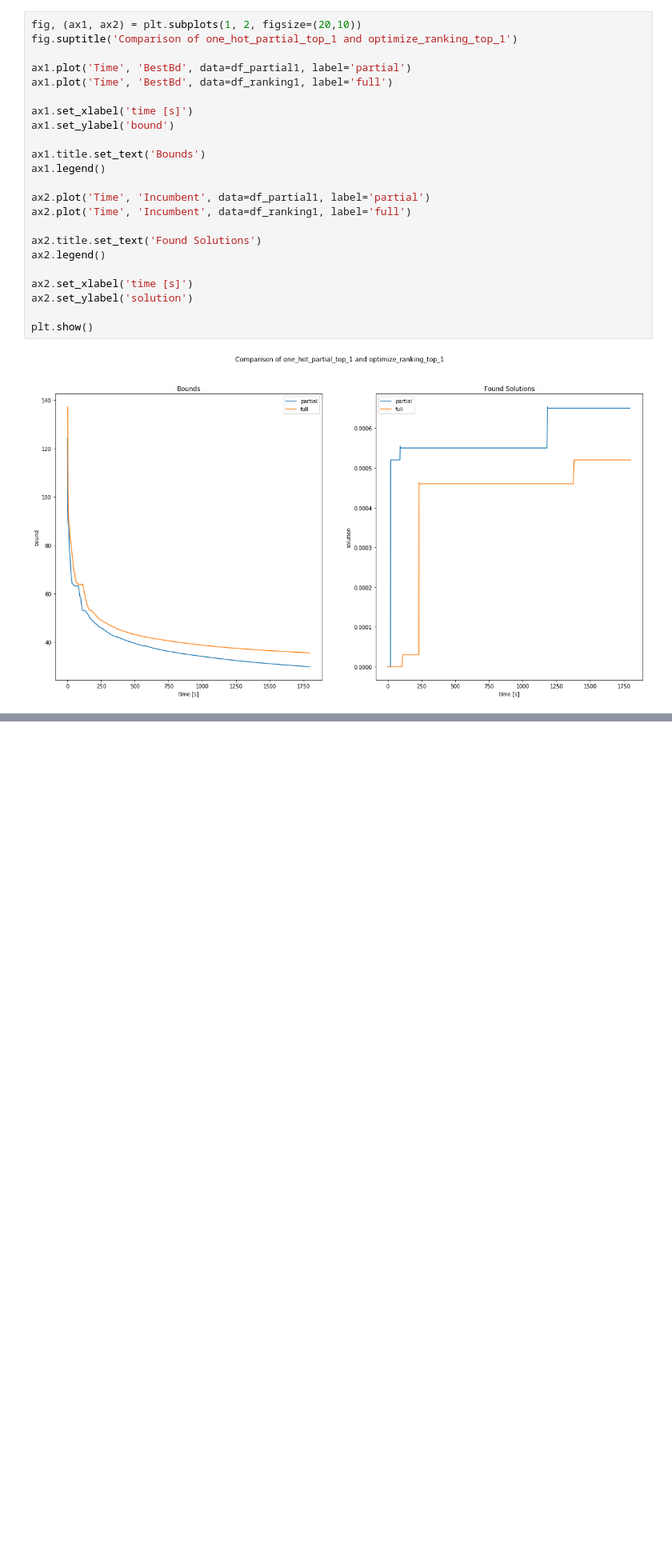
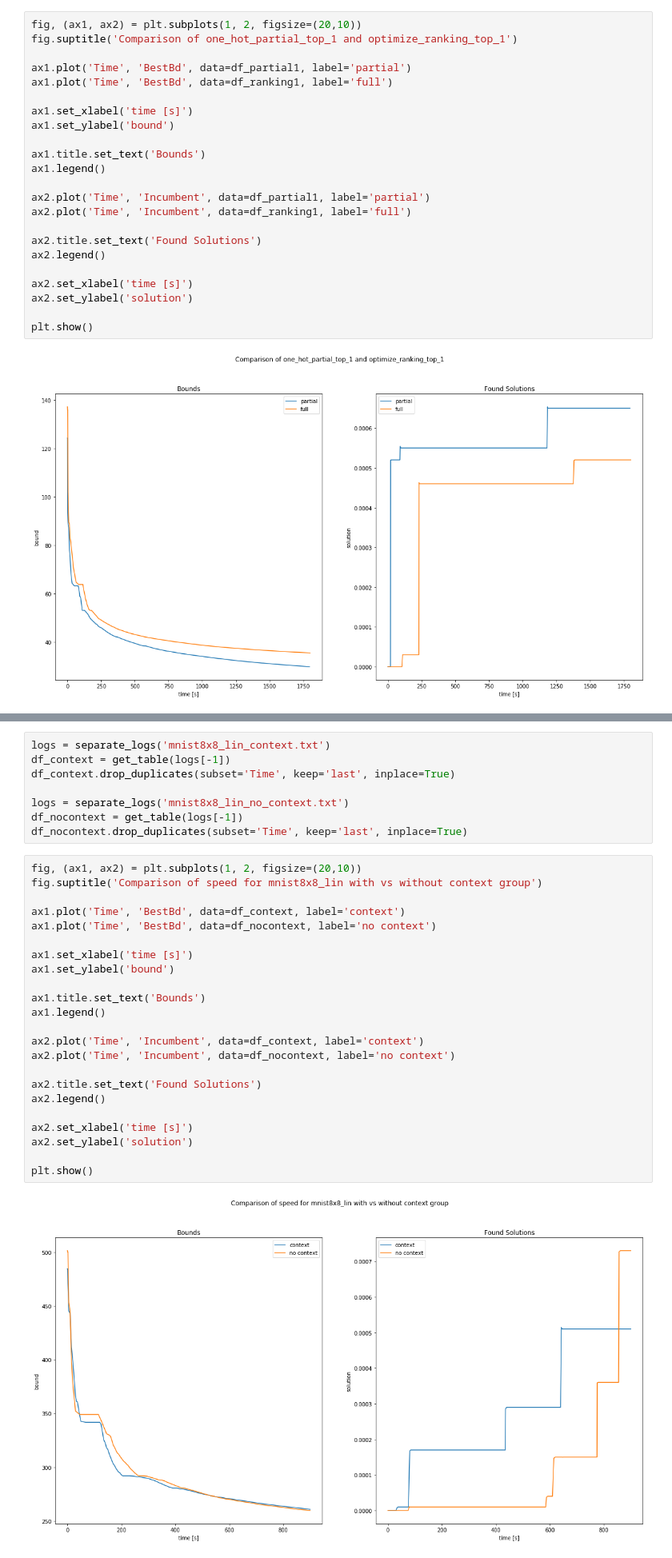
Before and after one commit to phK3/NNEquivalence, a Jupyter notebook: Evaluation/LogAnalysis.ipynb, the cells around one changed output, grey strips where cells are left out. Shown at 80% size. Cells and saved outputs as stored; diff of their text form; blank space fills up the shorter version.

```diff
--- a/Evaluation/LogAnalysis.ipynb
+++ b/Evaluation/LogAnalysis.ipynb
@@ -130,0 +170,33 @@ plt.show()
+# %%
+logs = separate_logs('mnist8x8_lin_context.txt')
+df_context = get_table(logs[-1])
+df_context.drop_duplicates(subset='Time', keep='last', inplace=True)
+
+logs = separate_logs('mnist8x8_lin_no_context.txt')
+df_nocontext = get_table(logs[-1])
+df_nocontext.drop_duplicates(subset='Time', keep='last', inplace=True)
+# %%
+fig, (ax1, ax2) = plt.subplots(1, 2, figsize=(20,10))
+fig.suptitle('Comparison of speed for mnist8x8_lin with vs without context group')
+
+ax1.plot('Time', 'BestBd', data=df_context, label='context')
+ax1.plot('Time', 'BestBd', data=df_nocontext, label='no context')
+
+ax1.set_xlabel('time [s]')
+ax1.set_ylabel('bound')
+
+ax1.title.set_text('Bounds')
+ax1.legend()
+
+ax2.plot('Time', 'Incumbent', data=df_context, label='context')
+ax2.plot('Time', 'Incumbent', data=df_nocontext, label='no context')
+
+ax2.title.set_text('Found Solutions')
+ax2.legend()
+
+ax2.set_xlabel('time [s]')
+ax2.set_ylabel('solution')
+
+plt.show()
+# %% [output]
+[figure, added]
```
Also changed, not shown: parts of 4 cells of this notebook, 20 other files.
